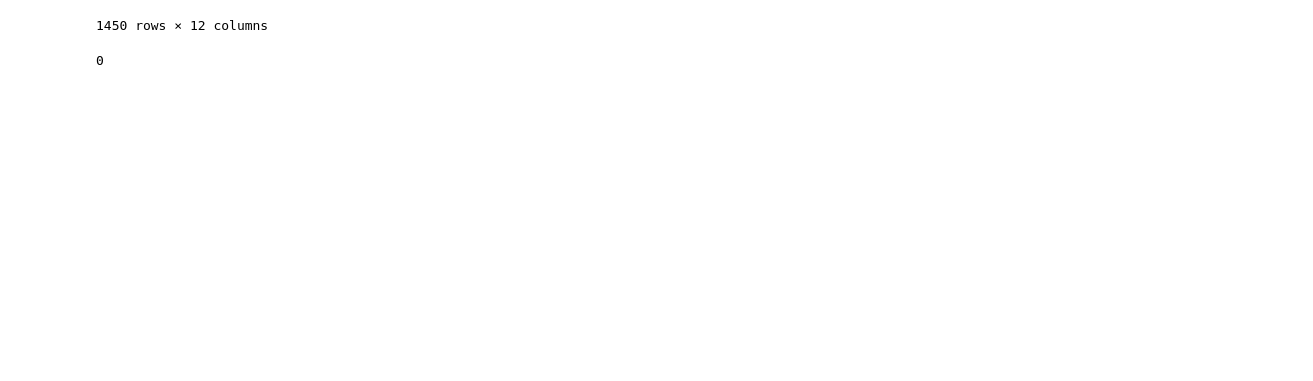
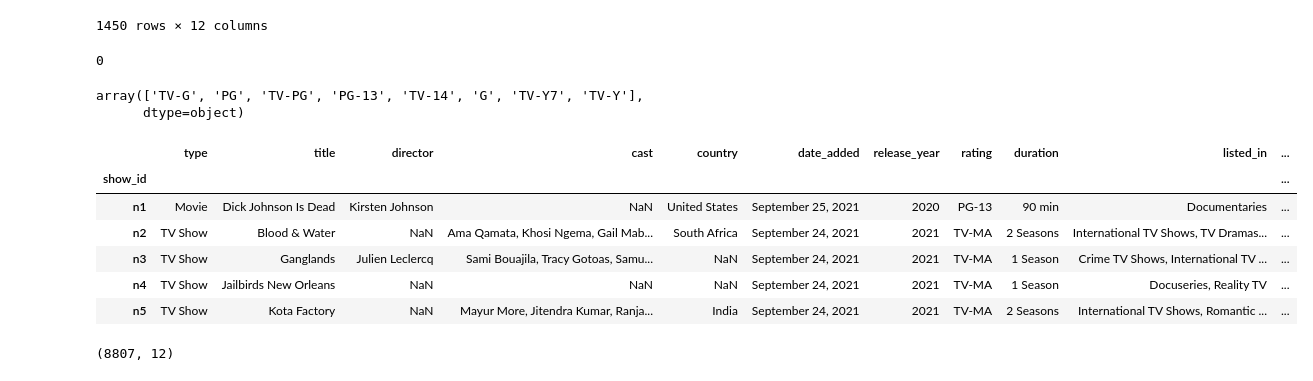
Before and after one commit to mkeogh-ire/-UCDPA_MarkKeogh, a Jupyter notebook: Code/CodeFile_MarkKeogh.ipynb, the cells around one changed output. Drawn from its saved outputs; the diff is of its cells as text; code cells hidden in the pictures; blank space fills up the shorter version.

```diff
--- a/Code/CodeFile_MarkKeogh.ipynb
+++ b/Code/CodeFile_MarkKeogh.ipynb
@@ -210,3 +210,8 @@ df['title'].duplicated().sum()
 # No duplicates
 # %% [output]
 0
+# %%
+df["rating"].unique()
+# %% [output]
+array(['TV-G', 'PG', 'TV-PG', 'PG-13', 'TV-14', 'G', 'TV-Y7', 'TV-Y'],
+      dtype=object)
@@ -212,0 +226,18 @@ df['title'].duplicated().sum()
+# %%
+# Brief view of new dataframe
+
+df_netflix.head()
+# %% [output]
+|  | type | title | director | cast | country | date_added | release_year | rating | duration | listed_in | ... |
+| show_id |  |  |  |  |  |  |  |  |  |  | ... |
+| n1 | Movie | Dick Johnson Is Dead | Kirsten Johnson | NaN | United States | September 25, 2021 | 2020 | PG-13 | 90 min | Documentaries | ... |
+| n2 | TV Show | Blood & Water | NaN | Ama Qamata, Khosi Ngema, Gail Mab... | South Africa | September 24, 2021 | 2021 | TV-MA | 2 Seasons | International TV Shows, TV Dramas... | ... |
+| n3 | TV Show | Ganglands | Julien Leclercq | Sami Bouajila, Tracy Gotoas, Samu... | NaN | September 24, 2021 | 2021 | TV-MA | 1 Season | Crime TV Shows, International TV ... | ... |
+| n4 | TV Show | Jailbirds New Orleans | NaN | NaN | NaN | September 24, 2021 | 2021 | TV-MA | 1 Season | Docuseries, Reality TV | ... |
+| n5 | TV Show | Kota Factory | NaN | Mayur More, Jitendra Kumar, Ranja... | India | September 24, 2021 | 2021 | TV-MA | 2 Seasons | International TV Shows, Romantic ... | ... |
+# %%
+df_netflix.shape
+
+# More rows (8807) compared to previous DF. Same amount of rows
+# %% [output]
+(8807, 12)
```
Also changed, not shown: parts of 6 cells of this notebook.
